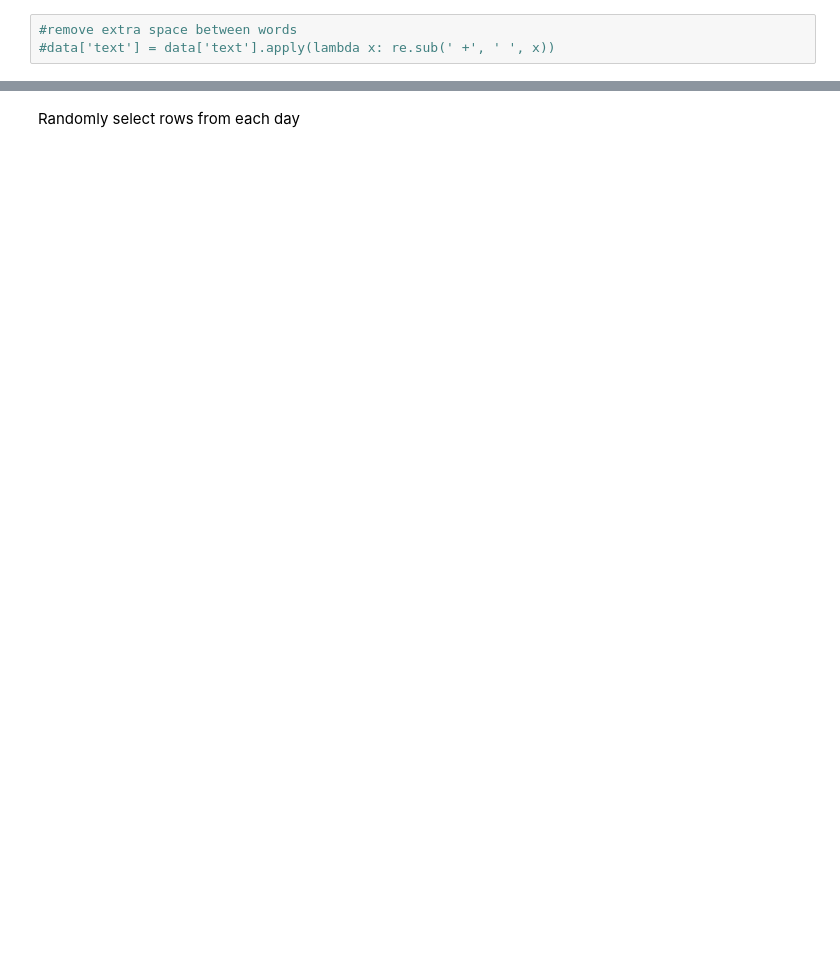
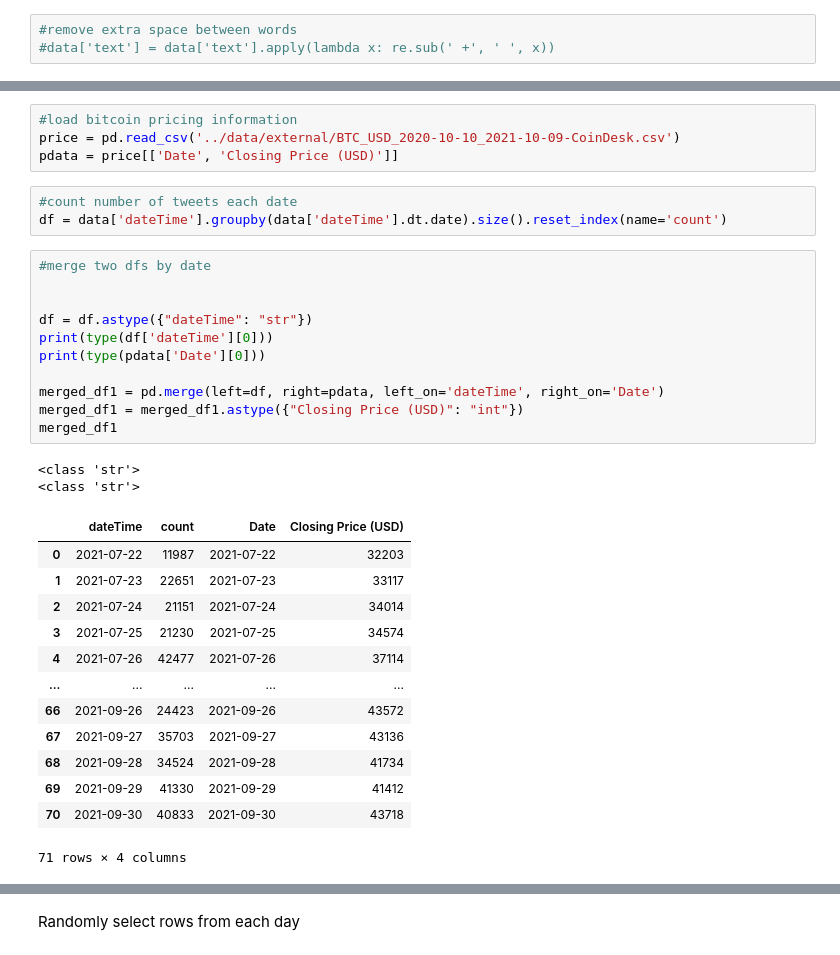
Before and after one commit to superzzp/Bitcoin-Price-Fluctuation-Twitter-Sentiment-Analysis, a Jupyter notebook: notebooks/1.0-zzp-bitcoin-tweets-analysis.ipynb, the cells around one changed output, grey strips where cells are left out. Drawn from its saved outputs; the diff is of its cells as text; blank space fills up the shorter version.

```diff
--- a/notebooks/1.0-zzp-bitcoin-tweets-analysis.ipynb
+++ b/notebooks/1.0-zzp-bitcoin-tweets-analysis.ipynb
@@ -134,0 +210,34 @@ plt.show()
+# %%
+#load bitcoin pricing information
+price = pd.read_csv('../data/external/BTC_USD_2020-10-10_2021-10-09-CoinDesk.csv')
+pdata = price[['Date', 'Closing Price (USD)']]
+# %%
+#count number of tweets each date
+df = data['dateTime'].groupby(data['dateTime'].dt.date).size().reset_index(name='count')
+# %%
+#merge two dfs by date
+
+
+df = df.astype({"dateTime": "str"})
+print(type(df['dateTime'][0]))
+print(type(pdata['Date'][0]))
+
+merged_df1 = pd.merge(left=df, right=pdata, left_on='dateTime', right_on='Date')
+merged_df1 = merged_df1.astype({"Closing Price (USD)": "int"})
+merged_df1
+# %% [output]
+<class 'str'>
+<class 'str'>
+|  | dateTime | count | Date | Closing Price (USD) |
+| 0 | 2021-07-22 | 11987 | 2021-07-22 | 32203 |
+| 1 | 2021-07-23 | 22651 | 2021-07-23 | 33117 |
+| 2 | 2021-07-24 | 21151 | 2021-07-24 | 34014 |
+| 3 | 2021-07-25 | 21230 | 2021-07-25 | 34574 |
+| 4 | 2021-07-26 | 42477 | 2021-07-26 | 37114 |
+| ... | ... | ... | ... | ... |
+| 66 | 2021-09-26 | 24423 | 2021-09-26 | 43572 |
+| 67 | 2021-09-27 | 35703 | 2021-09-27 | 43136 |
+| 68 | 2021-09-28 | 34524 | 2021-09-28 | 41734 |
+| 69 | 2021-09-29 | 41330 | 2021-09-29 | 41412 |
+| 70 | 2021-09-30 | 40833 | 2021-09-30 | 43718 |
+71 rows × 4 columns
```
Also changed, not shown: parts of 19 cells of this notebook, 9 other files.
